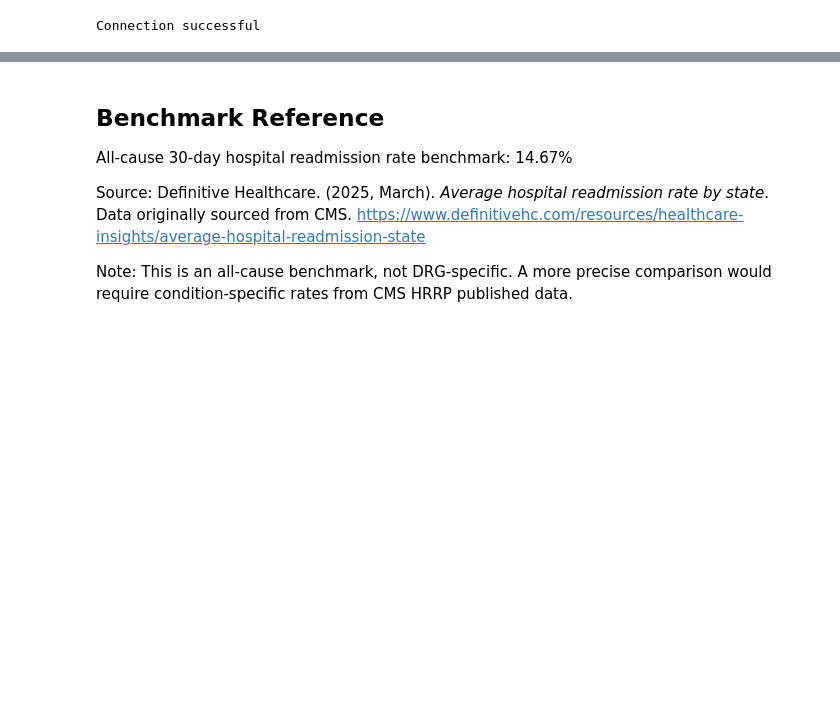
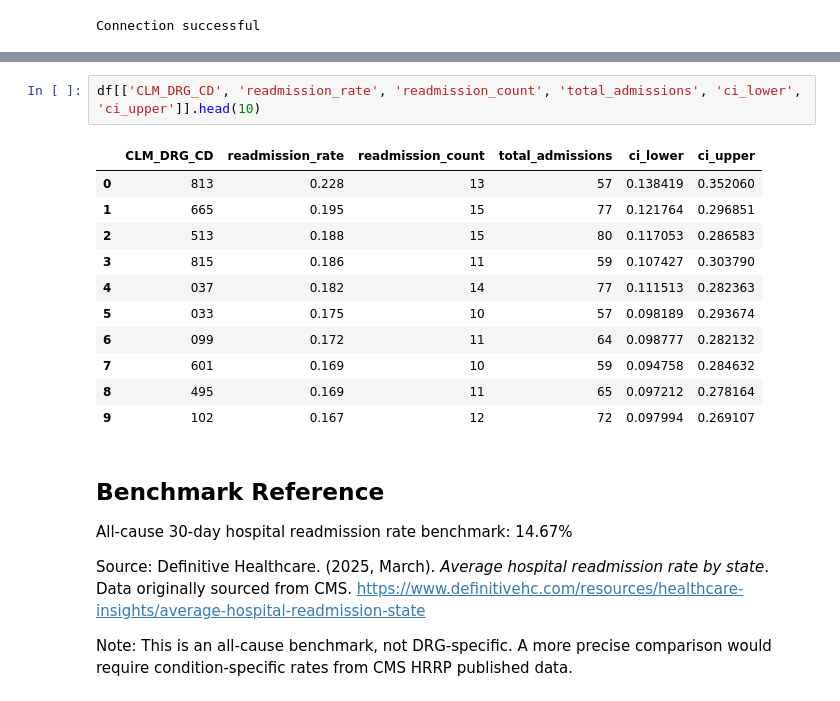
Before and after one commit to Djaser23/claims_readmission_analysis, a Jupyter notebook: notebooks/readmission_analysis.ipynb, the cells around one changed output, grey strips where cells are left out. Saved outputs shown, nothing was run; the diff lists cells and outputs as text; blank space fills up the shorter version.

```diff
--- a/notebooks/readmission_analysis.ipynb
+++ b/notebooks/readmission_analysis.ipynb
@@ -36,3 +57,17 @@ print(df.head())
+# %%
+df[['CLM_DRG_CD', 'readmission_rate', 'readmission_count', 'total_admissions', 'ci_lower', 'ci_upper']].head(10)
+# %% [output]
+|  | CLM_DRG_CD | readmission_rate | readmission_count | total_admissions | ci_lower | ci_upper |
+| 0 | 813 | 0.228 | 13 | 57 | 0.138419 | 0.352060 |
+| 1 | 665 | 0.195 | 15 | 77 | 0.121764 | 0.296851 |
+| 2 | 513 | 0.188 | 15 | 80 | 0.117053 | 0.286583 |
+| 3 | 815 | 0.186 | 11 | 59 | 0.107427 | 0.303790 |
+| 4 | 037 | 0.182 | 14 | 77 | 0.111513 | 0.282363 |
+| 5 | 033 | 0.175 | 10 | 57 | 0.098189 | 0.293674 |
+| 6 | 099 | 0.172 | 11 | 64 | 0.098777 | 0.282132 |
+| 7 | 601 | 0.169 | 10 | 59 | 0.094758 | 0.284632 |
+| 8 | 495 | 0.169 | 11 | 65 | 0.097212 | 0.278164 |
+| 9 | 102 | 0.167 | 12 | 72 | 0.097994 | 0.269107 |
 # %% [markdown]
 ## Benchmark Reference
 All-cause 30-day hospital readmission rate benchmark: 14.67%
```
Also changed, not shown: parts of 3 cells of this notebook, 3 other files.
